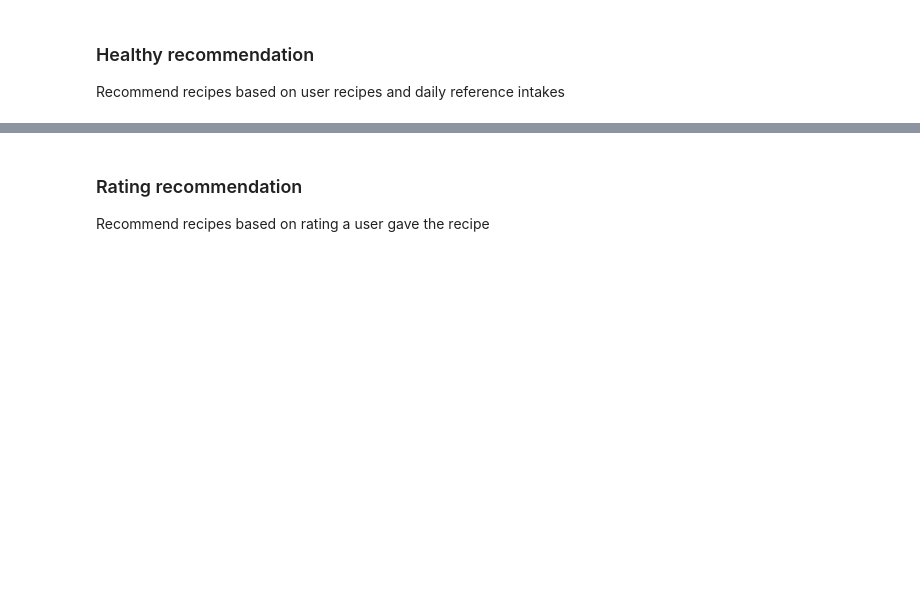
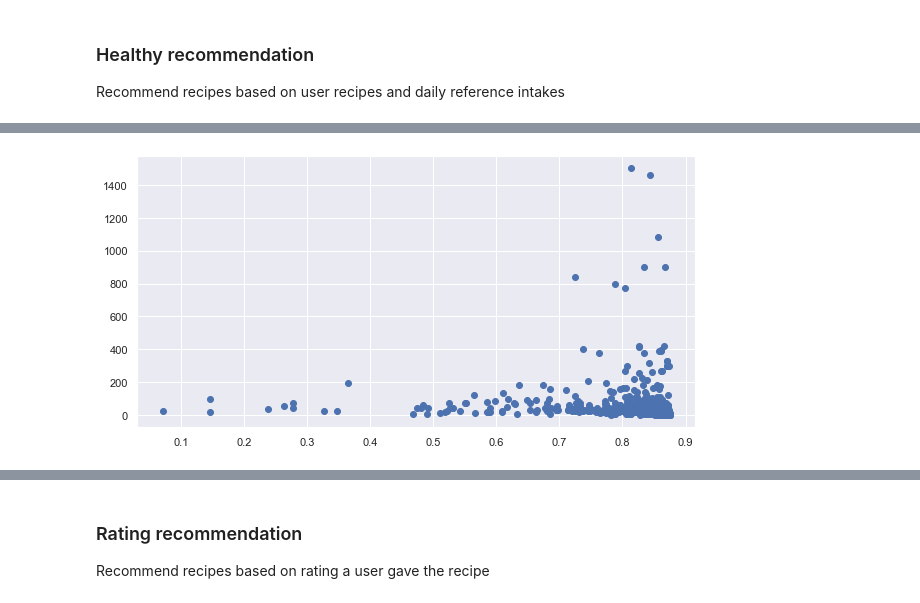
Before and after one commit to jellehuibregtse/recipe-recommendation-system, a Jupyter notebook: cookbook_ml.ipynb, the cells around one changed output, grey strips where cells are left out. Drawn from its saved outputs; the diff is of its cells as text; code cells hidden in the pictures; blank space fills up the shorter version.

```diff
--- a/cookbook_ml.ipynb
+++ b/cookbook_ml.ipynb
@@ -192,3 +195,7 @@ calories: 2195.94
 | 730 | -Cooked Carrots- | NaN | 4 | NaN | 10 | 10 | 20 | 0 | NaN | ... |
 | 443 | Steamed Sweet Potatoes | with Yogurt Herb Sauce | 4 | NaN | 5 | 18 | 23 | 0 | NaN | ... |
 878 rows × 26 columns
+# %%
+plt.scatter(df_health_recommendation.rating, df_health_recommendation.total_min);
+# %% [output]
+[figure, added]
```
Also changed, not shown: parts of 10 cells of this notebook.
